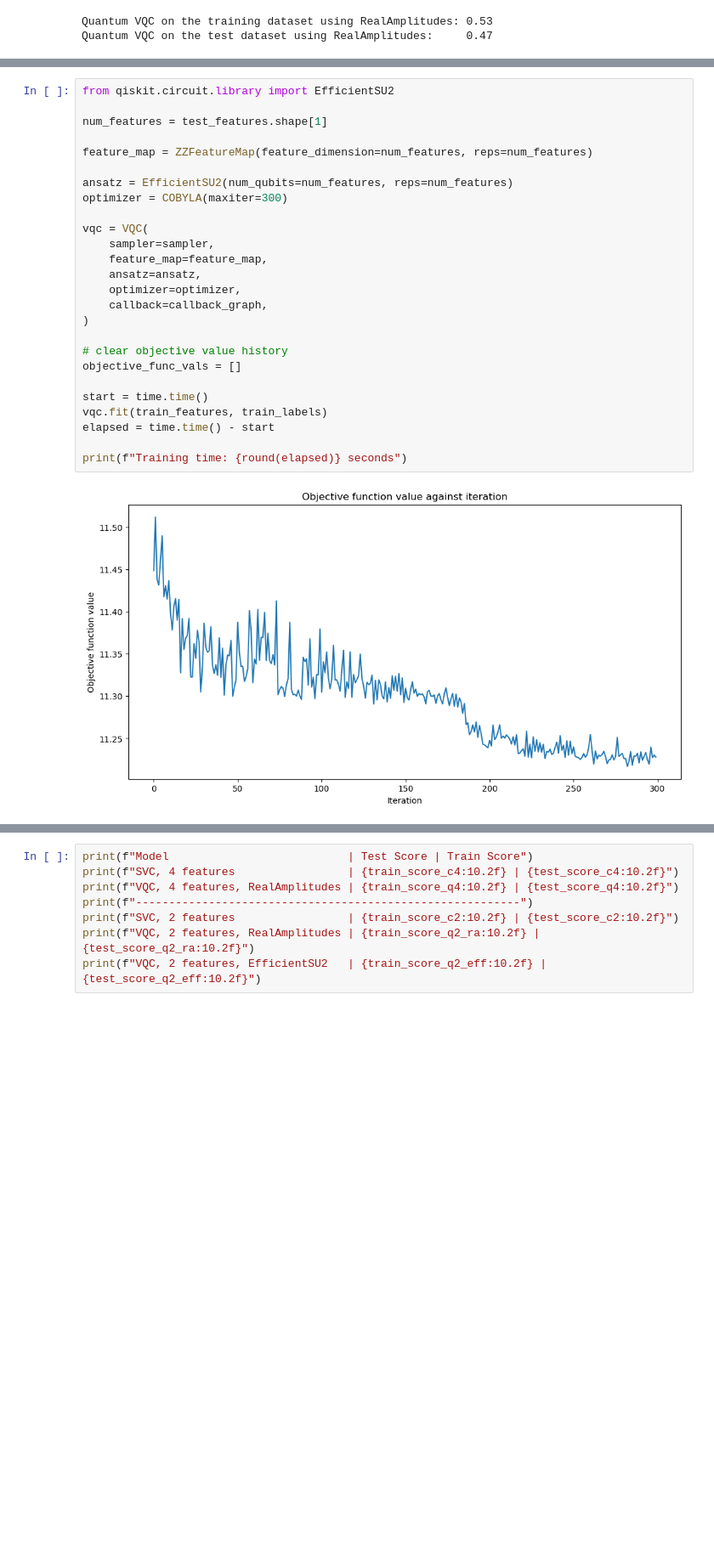
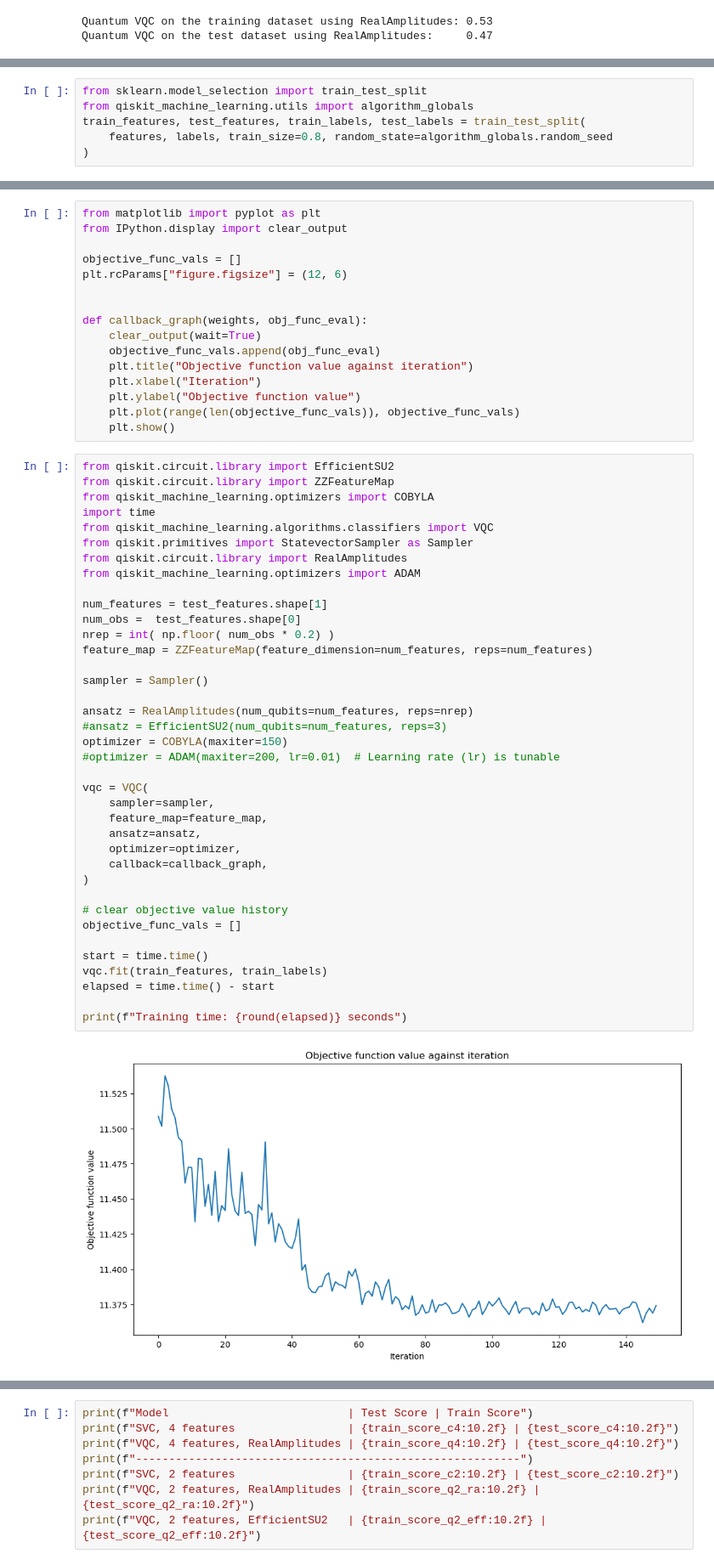
Before and after one commit to sromero1992/scGEAToolbox_addson, a Jupyter notebook: Qiskit/qnn/qnn_real_data_example_tests.ipynb, the cells around one changed output, grey strips where cells are left out. Shown at 85% size. Saved outputs shown, nothing was run; the diff lists cells and outputs as text; blank space fills up the shorter version.

Commit message:
More tests on QNN, re-scaling data

```diff
--- a/Qiskit/qnn/qnn_real_data_example_tests.ipynb
+++ b/Qiskit/qnn/qnn_real_data_example_tests.ipynb
@@ -351,0 +514,6 @@ Quantum VQC on the test dataset using RealAmplitudes:     0.47
+# %%
+from sklearn.model_selection import train_test_split
+from qiskit_machine_learning.utils import algorithm_globals
+train_features, test_features, train_labels, test_labels = train_test_split(
+    features, labels, train_size=0.8, random_state=algorithm_globals.random_seed
+)
@@ -404,28 +619,56 @@ test range: -1.3389168690299358 to 1.2734987169212864  mean of  -0.0936094807236
+# %%
+from matplotlib import pyplot as plt
+from IPython.display import clear_output
+
+objective_func_vals = []
+plt.rcParams["figure.figsize"] = (12, 6)
+
+
+def callback_graph(weights, obj_func_eval):
+    clear_output(wait=True)
+    objective_func_vals.append(obj_func_eval)
+    plt.title("Objective function value against iteration")
+    plt.xlabel("Iteration")
+    plt.ylabel("Objective function value")
+    plt.plot(range(len(objective_func_vals)), objective_func_vals)
+    plt.show()
 # %%
 from qiskit.circuit.library import EfficientSU2
+from qiskit.circuit.library import ZZFeatureMap
+from qiskit_machine_learning.optimizers import COBYLA
+import time
+from qiskit_machine_learning.algorithms.classifiers import VQC
+from qiskit.primitives import StatevectorSampler as Sampler
+from qiskit.circuit.library import RealAmplitudes
+from qiskit_machine_learning.optimizers import ADAM
 
 num_features = test_features.shape[1]
-
+num_obs =  test_features.shape[0]
+nrep = int( np.floor( num_obs * 0.2) )
 feature_map = ZZFeatureMap(feature_dimension=num_features, reps=num_features)
 
-ansatz = EfficientSU2(num_qubits=num_features, reps=num_features)
-optimizer = COBYLA(maxiter=300)
+sampler = Sampler()
+
+ansatz = RealAmplitudes(num_qubits=num_features, reps=nrep)
+#ansatz = EfficientSU2(num_qubits=num_features, reps=3)
+optimizer = COBYLA(maxiter=150)
+#optimizer = ADAM(maxiter=200, lr=0.01)  # Learning rate (lr) is tunable
 
 vqc = VQC(
     sampler=sampler,
     feature_map=feature_map,
     ansatz=ansatz,
     optimizer=optimizer,
     callback=callback_graph,
 )
 
 # clear objective value history
 objective_func_vals = []
 
 start = time.time()
 vqc.fit(train_features, train_labels)
 elapsed = time.time() - start
 
 print(f"Training time: {round(elapsed)} seconds")
 # %% [output]
-[figure, old version]
+[figure, new version]
```
Also changed, not shown: parts of 7 cells of this notebook.
